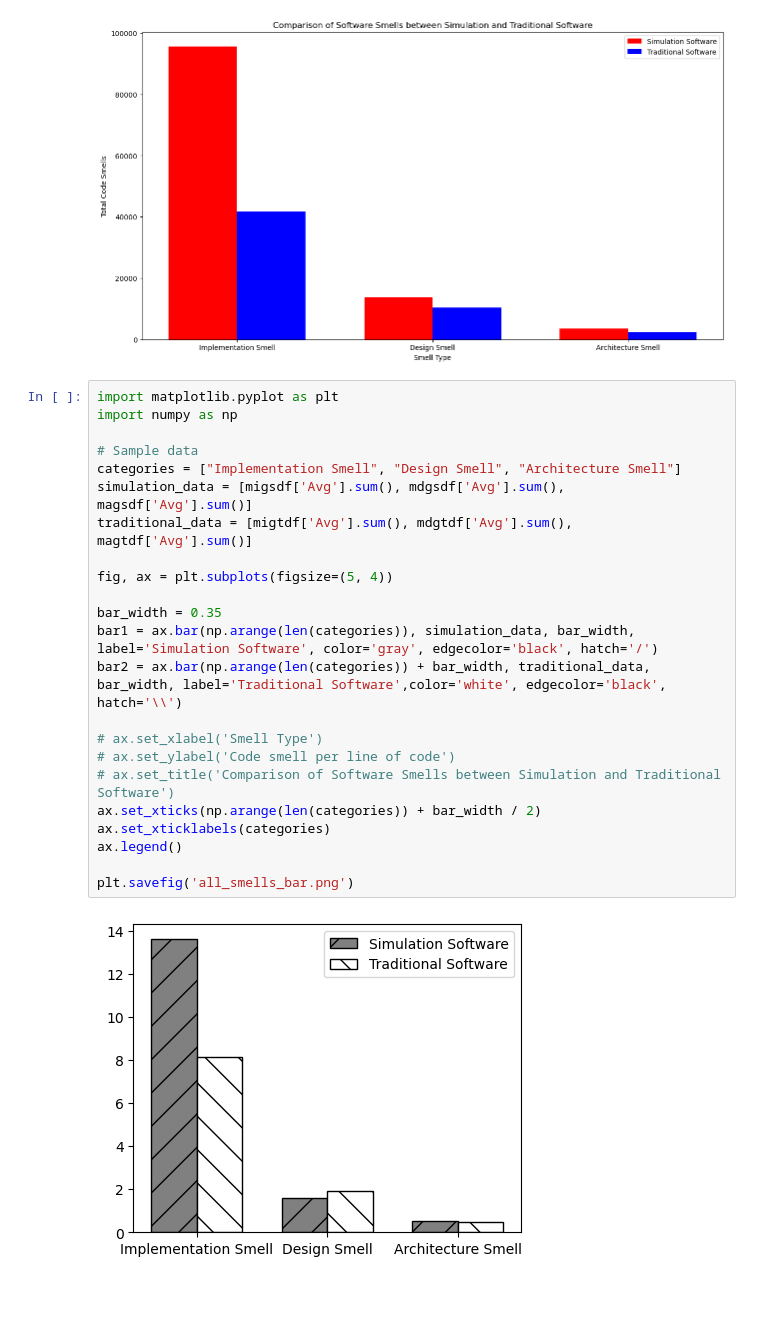
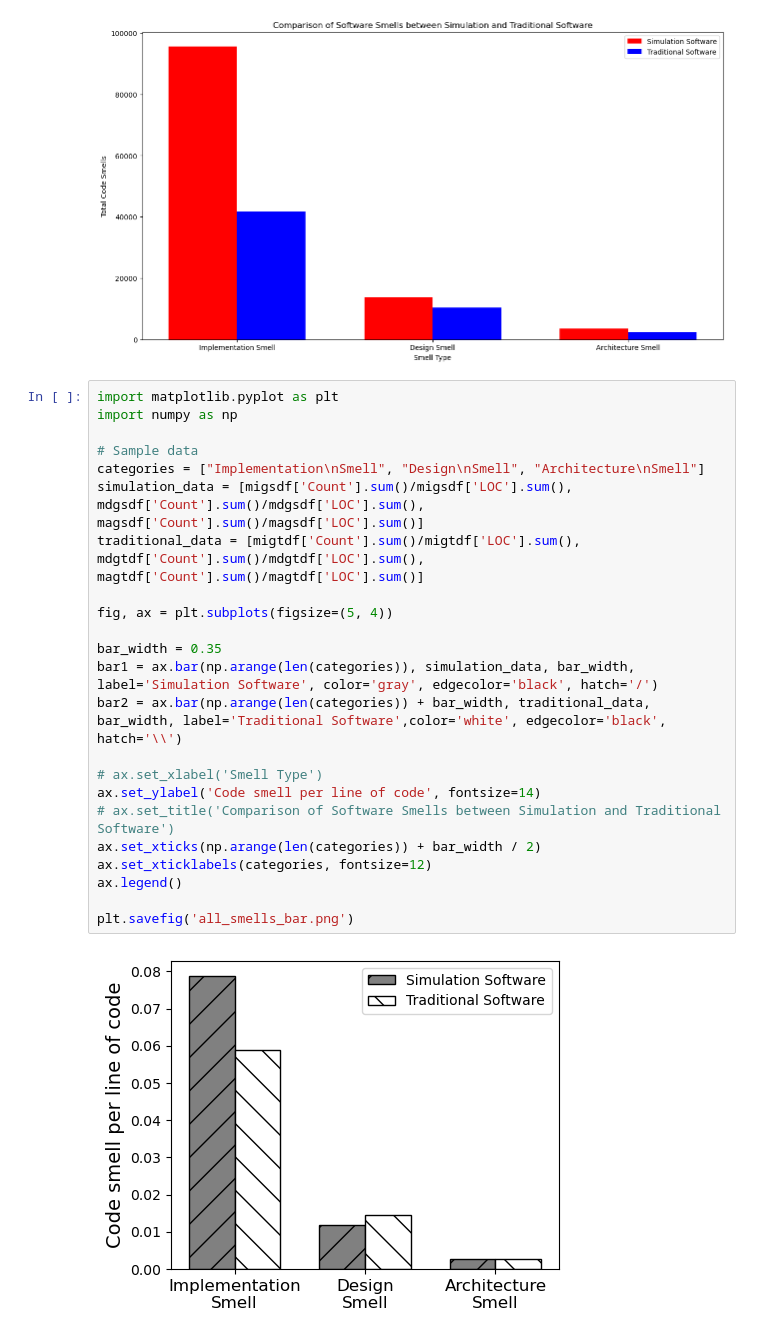
Before and after one commit to riasat-mahbub/sim_emperical_replication, a Jupyter notebook: 3 RQ1 Part 1.ipynb, the cells around one changed output. Cells and saved outputs as stored; diff of their text form; blank space fills up the shorter version.

```diff
--- a/3 RQ1 Part 1.ipynb
+++ b/3 RQ1 Part 1.ipynb
@@ -418,25 +524,25 @@ ax.legend()
 # %%
 import matplotlib.pyplot as plt
 import numpy as np
 
 # Sample data
-categories = ["Implementation Smell", "Design Smell", "Architecture Smell"]
-simulation_data = [migsdf['Avg'].sum(), mdgsdf['Avg'].sum(), magsdf['Avg'].sum()]
-traditional_data = [migtdf['Avg'].sum(), mdgtdf['Avg'].sum(), magtdf['Avg'].sum()]
+categories = ["Implementation\nSmell", "Design\nSmell", "Architecture\nSmell"]
+simulation_data = [migsdf['Count'].sum()/migsdf['LOC'].sum(), mdgsdf['Count'].sum()/mdgsdf['LOC'].sum(), magsdf['Count'].sum()/magsdf['LOC'].sum()]
+traditional_data = [migtdf['Count'].sum()/migtdf['LOC'].sum(), mdgtdf['Count'].sum()/mdgtdf['LOC'].sum(), magtdf['Count'].sum()/magtdf['LOC'].sum()]
 
 fig, ax = plt.subplots(figsize=(5, 4))
 
 bar_width = 0.35
 bar1 = ax.bar(np.arange(len(categories)), simulation_data, bar_width, label='Simulation Software', color='gray', edgecolor='black', hatch='/')
 bar2 = ax.bar(np.arange(len(categories)) + bar_width, traditional_data, bar_width, label='Traditional Software',color='white', edgecolor='black', hatch='\\')
 
 # ax.set_xlabel('Smell Type')
-# ax.set_ylabel('Code smell per line of code')
+ax.set_ylabel('Code smell per line of code', fontsize=14)
 # ax.set_title('Comparison of Software Smells between Simulation and Traditional Software')
 ax.set_xticks(np.arange(len(categories)) + bar_width / 2)
-ax.set_xticklabels(categories)
+ax.set_xticklabels(categories, fontsize=12)
 ax.legend()
 
 plt.savefig('all_smells_bar.png')
 # %% [output]
-[figure, old version]
+[figure, new version]
```
Also changed, not shown: parts of 16 cells of this notebook, 1 other file.
